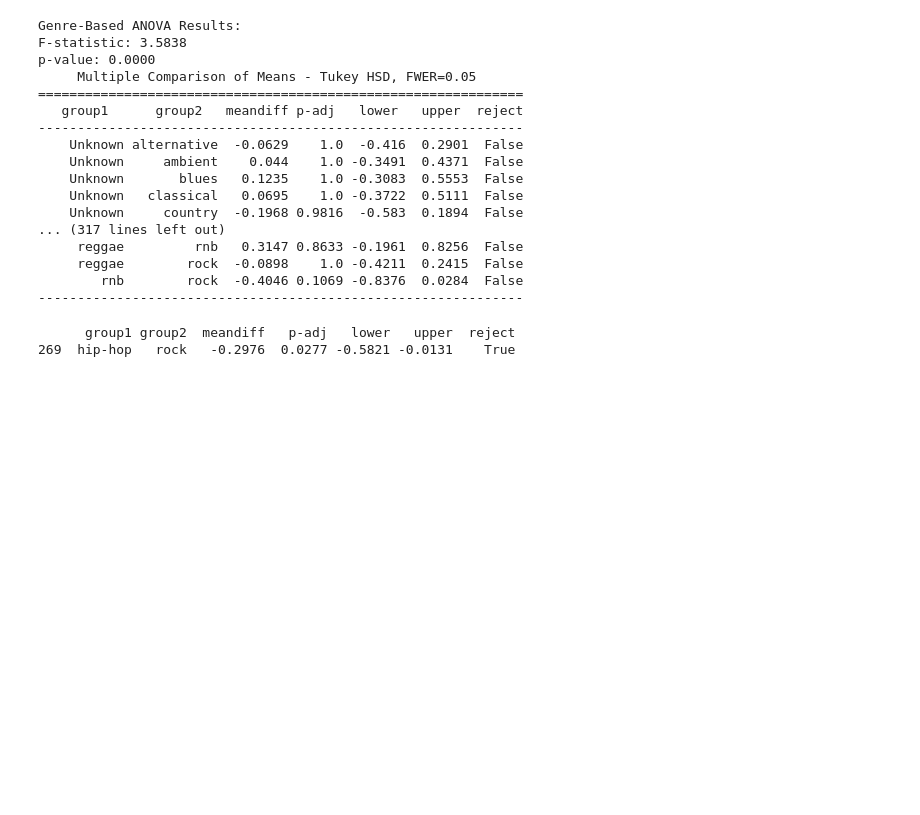
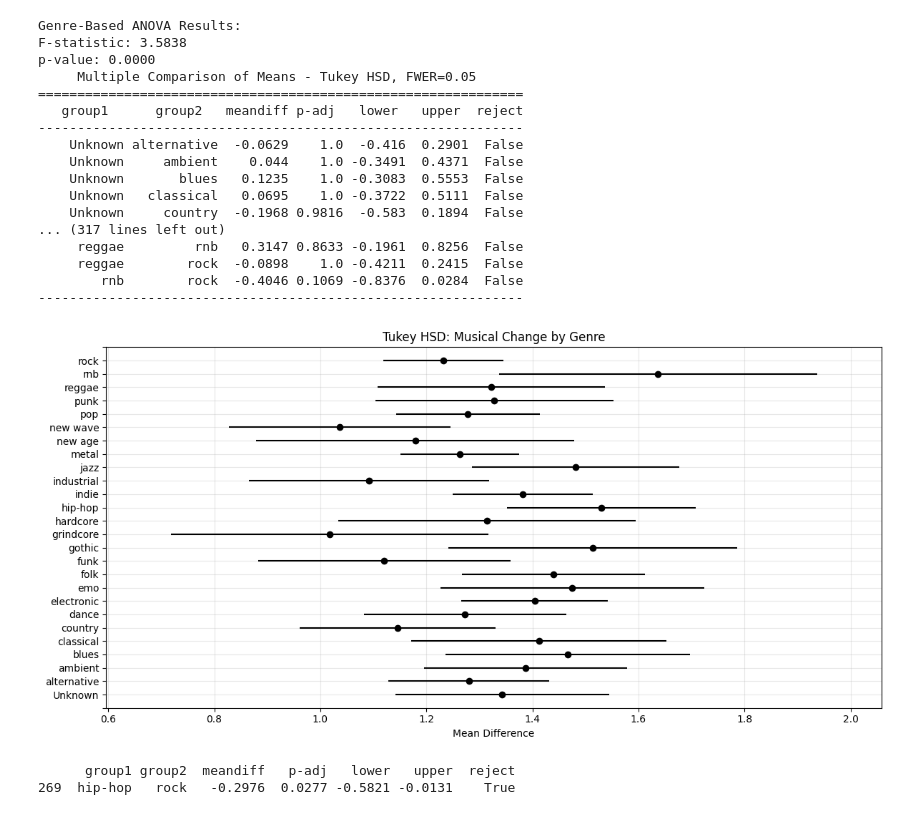
Before and after one commit to adg30/The-Sound-of-Change, a Jupyter notebook: main.ipynb, the cells around one changed output. Saved outputs shown, nothing was run; the diff lists cells and outputs as text; code cells hidden in the pictures; blank space fills up the shorter version.

```diff
--- a/main.ipynb
+++ b/main.ipynb
@@ -988,7 +996,7 @@ print(f"F-statistic: {f_stat:.4f}")
 print(f"p-value: {p_value:.4f}")
 
 tukey_genre_result = pairwise_tukeyhsd(
-    endog=filtered_genre_df['musical_change_score'],
+    endog=filtered_genre_df['musical_change_scbbore'],
     groups=filtered_genre_df['primary_genre'],
     alpha=0.05
 )
@@ -1012,6 +1020,15 @@ p-value: 0.0000
      reggae        rock  -0.0898    1.0 -0.4211  0.2415  False
         rnb        rock  -0.4046 0.1069 -0.8376  0.0284  False
 --------------------------------------------------------------
+# %%
+tukey_genre_result.plot_simultaneous(figsize=(12, 6))
+plt.title("Tukey HSD: Musical Change by Genre")
+plt.xlabel("Mean Difference")
+plt.grid(True, alpha=0.3)
+plt.tight_layout()
+plt.show()
+# %% [output]
+[figure, added]
 # %%
 # Convert Tukey table to DataFrame
 tukey_df = pd.DataFrame(data=tukey_genre_result.summary().data[1:], columns=tukey_genre_result.summary().data[0])
```
Also changed, not shown: parts of 3 cells of this notebook.
